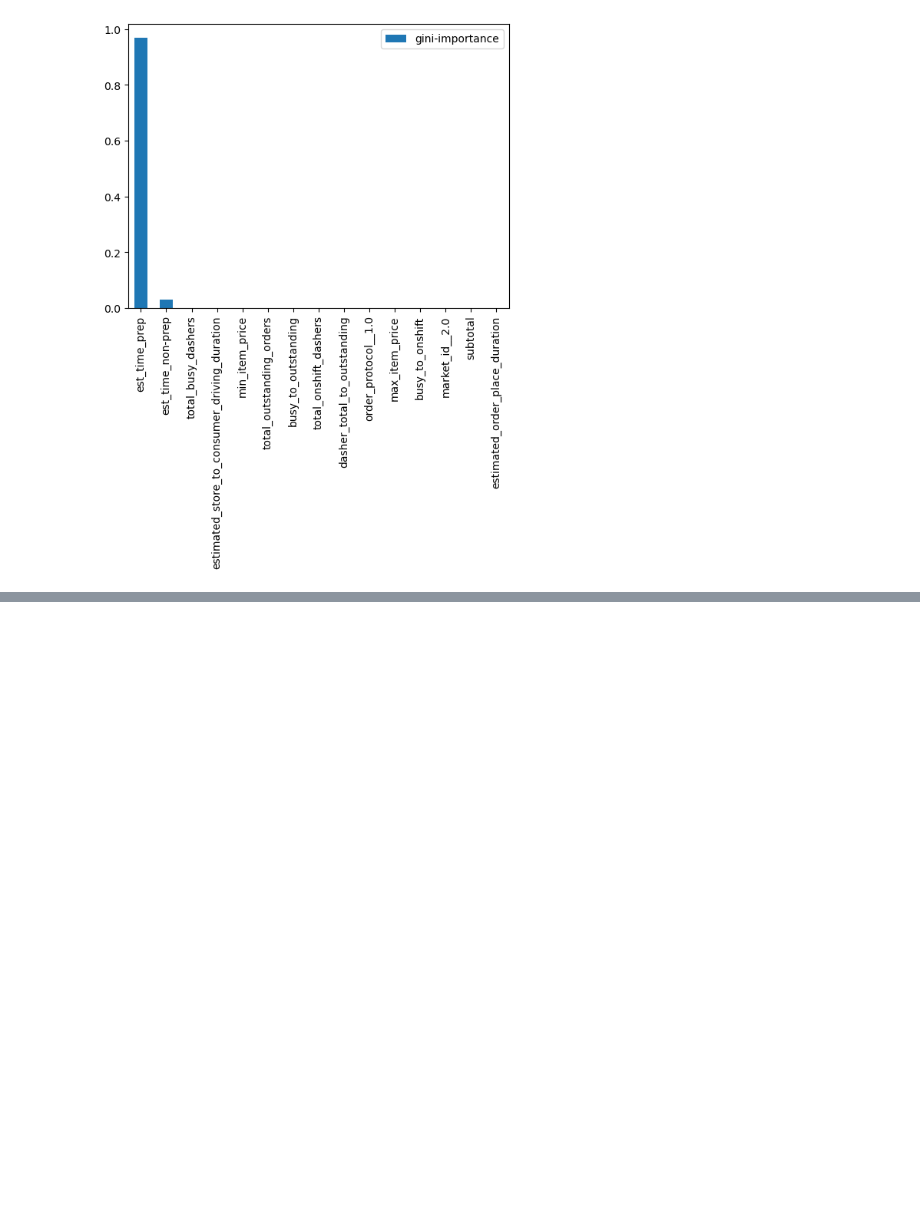
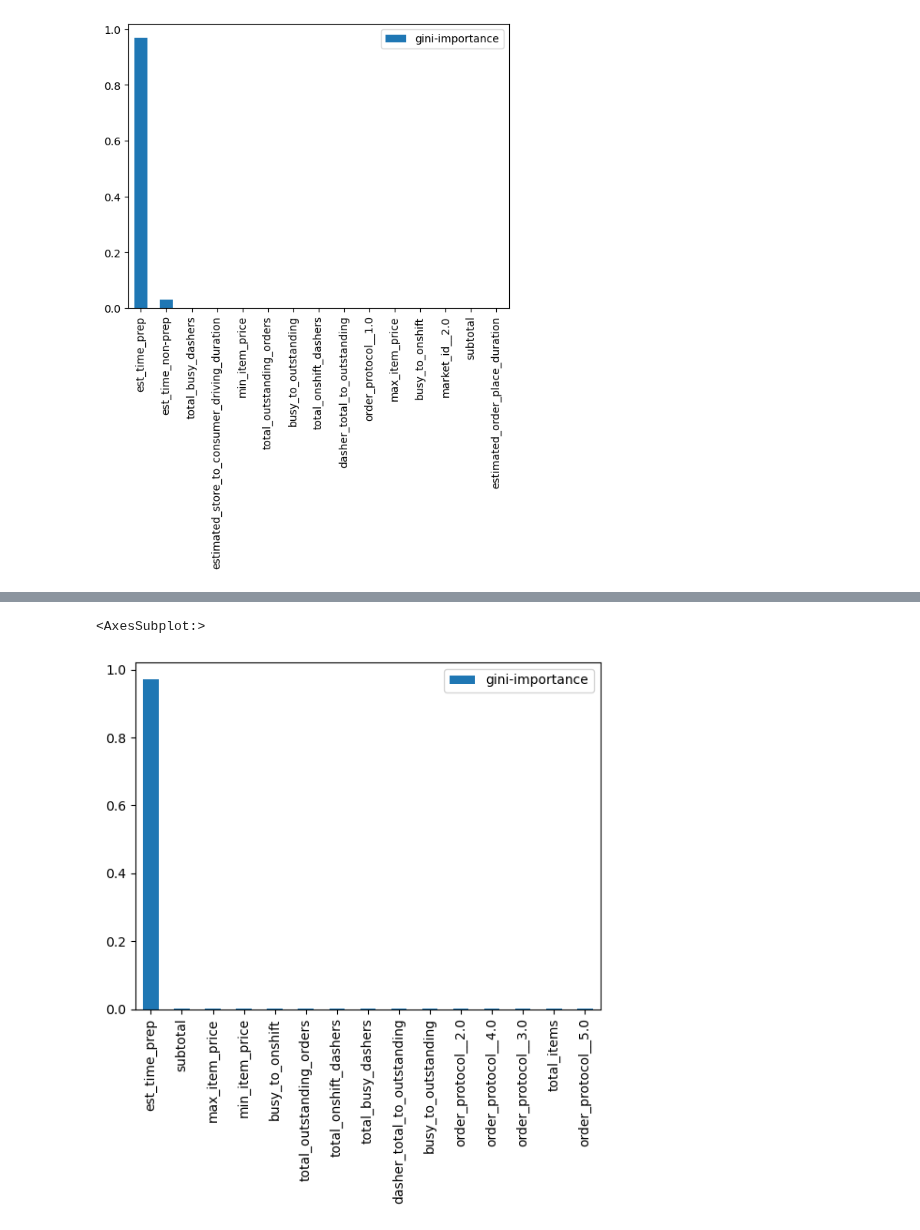
Before and after one commit to Tanag3r/stratascratch_projects, a Jupyter notebook: doordash_delivery_est/doordash_est.ipynb, the cells around one changed output, grey strips where cells are left out. Saved outputs shown, nothing was run; the diff lists cells and outputs as text; code cells hidden in the pictures; blank space fills up the shorter version.

Commit message:
comparing dim reduction methods

```diff
--- a/doordash_delivery_est/doordash_est.ipynb
+++ b/doordash_delivery_est/doordash_est.ipynb
@@ -259,3 +279,10 @@ importances.sort_values(by='gini-importance',ascending=False).head(15).plot(kind
 # %% [output]
 <AxesSubplot:>
 [figure]
+# %%
+VIF_features = VIF_dim_reduction(feature_frame=train_df,target_feature='actual_total_delivery_duration',vif_limit=20)[1]
+# %%
+VIF_featureset = VIF_features.drop(VIF_features[VIF_features.feature == 'const'].index)
+VIF_featureset = VIF_featureset['feature'].to_list()
+VIF_featureset = VIF_featureset + ['actual_total_delivery_duration']
+VIF_train_df = train_df[VIF_featureset]
@@ -261,0 +305,9 @@ importances.sort_values(by='gini-importance',ascending=False).head(15).plot(kind
+# %%
+vif_x_train,vif_x_test,vif_y_train,vif_y_test = build_train_test(dataset=VIF_train_df,target_feature='actual_total_delivery_duration',test_size=0.2)
+# %%
+vif_importances = calcRF_feature_importance(x_train=vif_x_train,y_train=vif_y_train)
+# %%
+vif_importances.sort_values(by='gini-importance',ascending=False).head(15).plot(kind='bar',rot=90)
+# %% [output]
+<AxesSubplot:>
+[figure, added]
```
Also changed, not shown: parts of 3 cells of this notebook.
